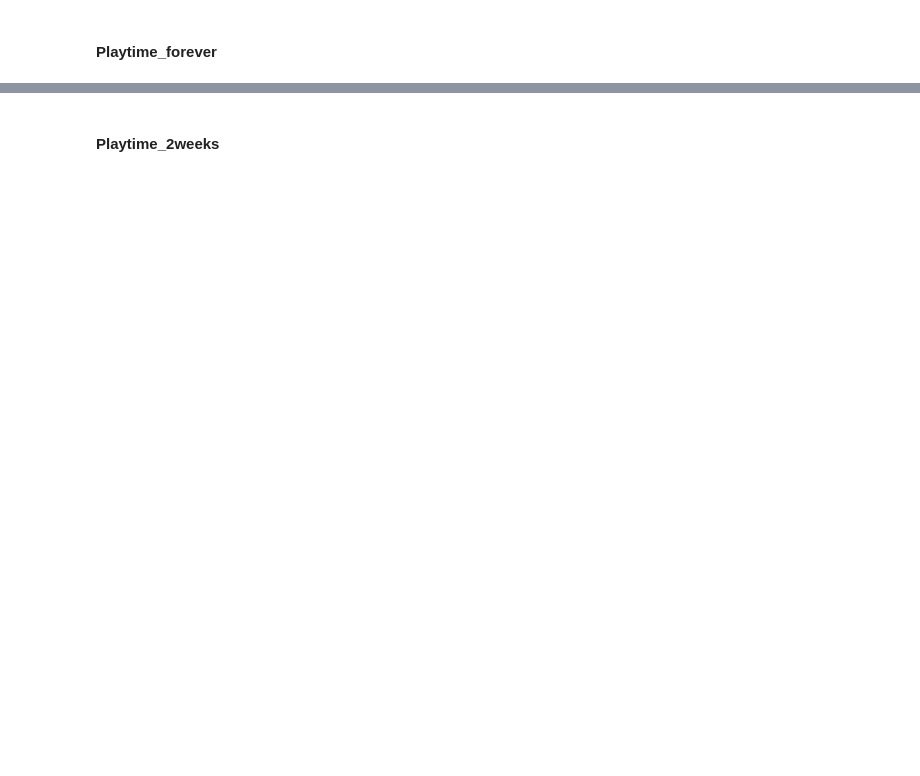
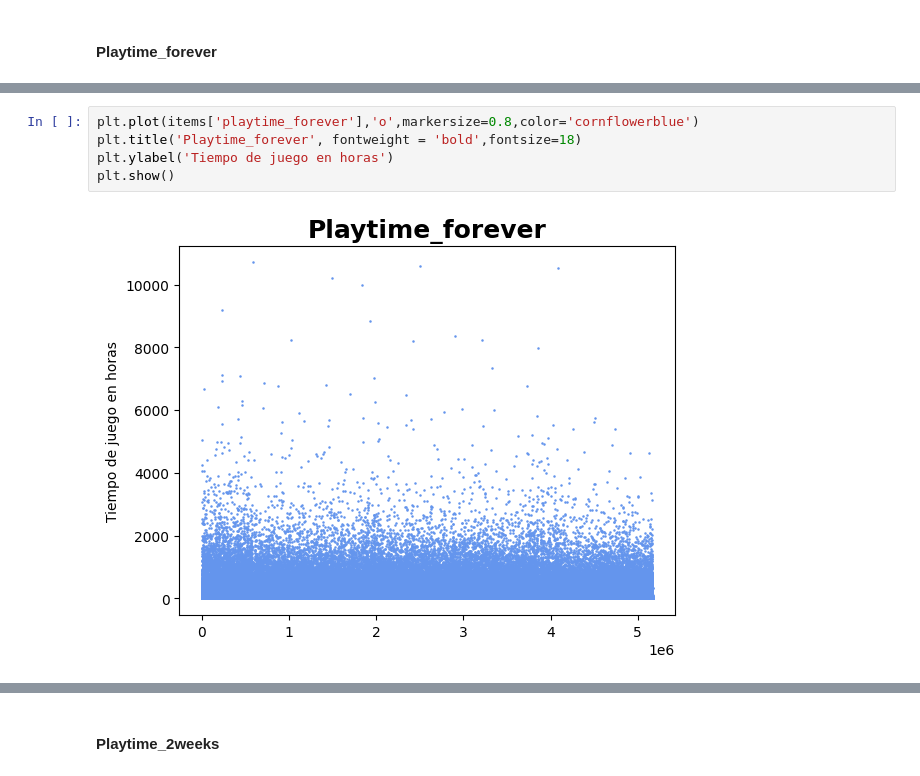
Before and after one commit to carocardenas0699/PI-1-Machine-Learning, a Jupyter notebook: EDA.ipynb, the cells around one changed output, grey strips where cells are left out. Saved outputs shown, nothing was run; the diff lists cells and outputs as text; blank space fills up the shorter version.

```diff
--- a/EDA.ipynb
+++ b/EDA.ipynb
@@ -587,0 +714,7 @@ plt.show()
+# %%
+plt.plot(items['playtime_forever'],'o',markersize=0.8,color='cornflowerblue')
+plt.title('Playtime_forever', fontweight = 'bold',fontsize=18)
+plt.ylabel('Tiempo de juego en horas')
+plt.show()
+# %% [output]
+[figure, added]
```
Also changed, not shown: parts of 35 cells of this notebook, 3 other files.
